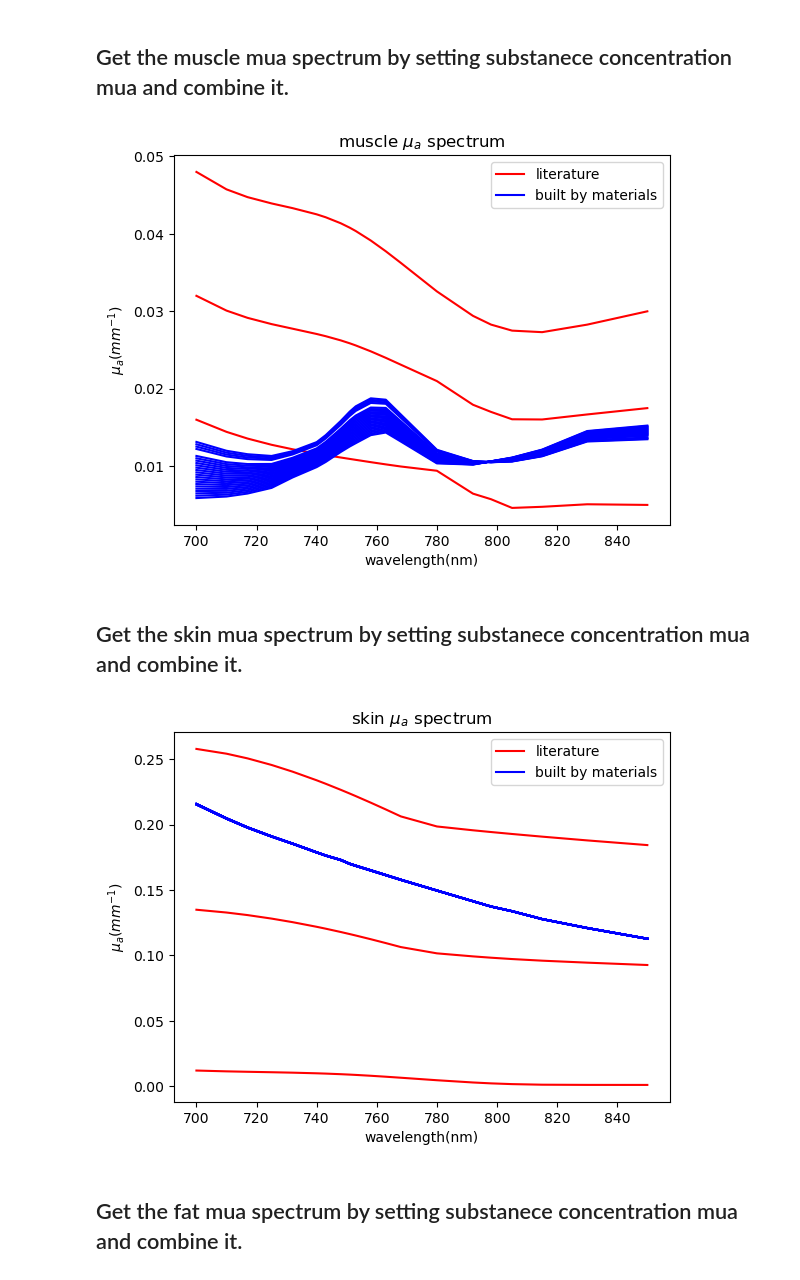
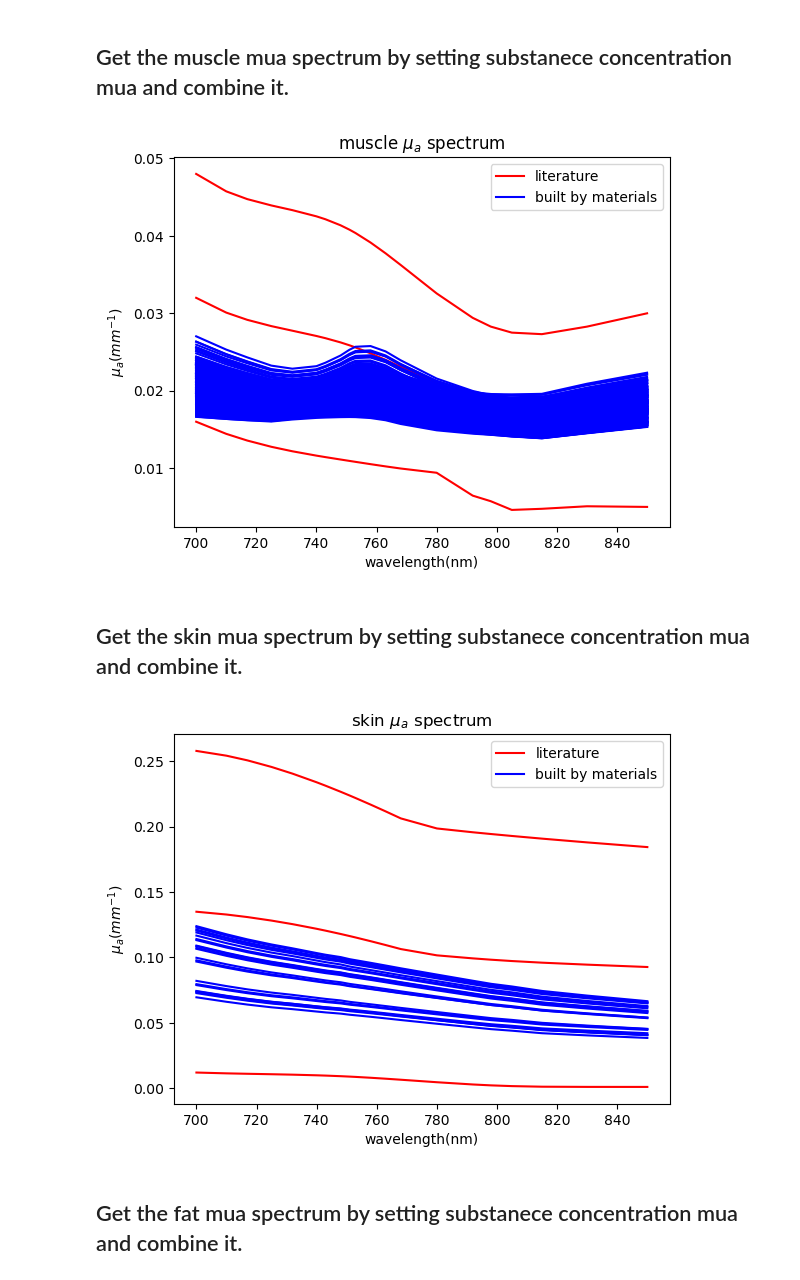
Before and after one commit to YHTsai9688/IJV_tissueChange, a Jupyter notebook: prediction_model/gen_tissue_with_blood_mua_spec.ipynb, the cells around one changed output. Saved outputs shown, nothing was run; the diff lists cells and outputs as text; code cells hidden in the pictures.

```diff
--- a/prediction_model/gen_tissue_with_blood_mua_spec.ipynb
+++ b/prediction_model/gen_tissue_with_blood_mua_spec.ipynb
@@ -10,7 +11,7 @@ import matplotlib.pyplot as plt
 # os.makedirs(os.path.join("OPs_used","skin","pic"), exist_ok=True)
 # os.makedirs(os.path.join("OPs_used","fat","pic"), exist_ok=True)
 
-tissue = "muscle"
+tissue = "fat"
 path = os.path.join("OPs_used", f"{tissue}")
 os.makedirs(os.path.join("OPs_used",f"{tissue}","pic"), exist_ok=True)
 # %%
@@ -20,15 +21,23 @@ with open(os.path.join("OPs_used", "wavelength.json"), 'r') as f:
 # with open(os.path.join("OPs_used", "bloodConc.json"), 'r') as f:
 #     bloodConc = json.load(f)
 #     bloodConc = bloodConc['bloodConc']
-    bloodConc = [150]
+bloodConc = [150]
+
 
 # SO2_used = {'SO2': [i/100 for i in range(90,101,1)]}
 # SO2_used = {'SO2': [0.9, 0.93, 0.94, 0.945, 0.949, 0.95, 0.951, 0.955, 0.96, 0.97, 1]}
 # SO2_used = {'SO2': [0.65, 0.68, 0.69, 0.695, 0.699, 0.7, 0.701, 0.705, 0.71, 0.72, 0.75]}
-SO2_used = {'SO2':[0.35,0.375,0.4,0.425,0.5,0.525,0.55,0.575,0.6,0.625,0.65,0.675,0.7,0.725,0.75,0.775,0.8,0.825,0.85,0.875,0.9,0.925,0.95]}
+SO2_used = {'SO2':[0.35,0.4,0.425,0.5,0.525,0.55,0.575,0.6,0.625,0.65,0.675,0.7,0.725,0.75,0.775,0.8,0.825,0.85,0.875,0.9,0.925,0.95]}
+tissue_SO2_used = {'train_SO2':[0.35,0.4,0.5,0.6,0.7,0.75,0.8,0.85,0.9,0.95],
+            'test_SO2':[0.35,0.4,0.425,0.5,0.55,0.575,0.6,0.65,0.675,0.7,0.725,0.75,0.775,0.8,0.825,0.85,0.875,0.9,0.925,0.95]
+            }
 #SO2_used = {'SO2': list(np.linspace(0.35,0.95,23))}
+
+with open(os.path.join("OPs_used", "tissue_SO2.json"), 'w') as f:
+    json.dump(tissue_SO2_used, f , indent=4)
+
 with open(os.path.join(path, f"{tissue}_SO2.json"), 'w') as f:
-    json.dump(SO2_used, f)
+    json.dump(SO2_used, f, indent=4)
 SO2_used = SO2_used['SO2']
 # %% [markdown]
 ## Plot the result
@@ -77,17 +86,23 @@ water = file['water'].to_numpy()
 col = file['col'].to_numpy()
 mel = file['mel'].to_numpy()
 lipid = file['lipid'].to_numpy()
+base_col = col*2
 # %% [markdown]
 ## Get the muscle mua spectrum by setting substanece concentration mua and combine it.
 # %%
 # cal muscle ua
-blood_ratio = 0.015
+blood_ratio_m_list = [0.005, 0.015]
+
+
 muscle_mua = {}
 muscle_mua_plot = np.empty((len(bloodConc), len(SO2_used), len(used_wl)))
 for b_idx, blc in enumerate(bloodConc):
     muscle_mua_save = np.empty((len(SO2_used), len(used_wl)+1)) # record SO2 + wavelength
     for idx, SO2 in enumerate(SO2_used):
-        muscle_mua[f'{tissue}_mua_bloodConc_{blc}'] = (2.303*blood_ratio*blc*(hbo2*SO2+hb*(1-SO2))/64500 + 0.15*col + 0.8*water + 0.05*lipid)*0.1 # 0.1 cm->mm
+
+        blood_ratio = random.uniform(blood_ratio_m_list[0], blood_ratio_m_list[1])
+
+        muscle_mua[f'{tissue}_mua_bloodConc_{blc}'] = (2.303*blood_ratio*blc*(hbo2*SO2+hb*(1-SO2))/64500 + 0.8*col + 0.7*water + base_col)*0.1 # 0.1 cm->mm
         muscle_mua_plot[b_idx][idx] = muscle_mua[f'{tissue}_mua_bloodConc_{blc}']
         muscle_mua_save[idx] = np.array([SO2]+list(muscle_mua[f'{tissue}_mua_bloodConc_{blc}']))
     columns = ['SO2'] + [f'{wl}_nm' for wl in used_wl]
@@ -112,7 +127,7 @@ plt.xlabel('wavelength(nm)')
 plt.ylabel("$\mu_a$($mm^{-1}$)")
 plt.title(f'{tissue} $\mu_a$ spectrum')
 plt.legend()
-plt.savefig(os.path.join(path,"pic", f'{tissue}_mua_spectrum.png'), dpi=300, format='png', bbox_inches='tight')
+plt.savefig(os.path.join(path,"pic", f'{tissue}_mua_{blood_ratio}_spectrum.png'), dpi=300, format='png', bbox_inches='tight')
 plt.show()
 
 # plt.plot(col)
@@ -123,7 +138,7 @@ plt.show()
 # plt.savefig(os.path.join(path,"pic", 'collagen_mua_spectrum.png'), dpi=300, format='png', bbox_inches='tight')
 # plt.show()
 # %% [output]
-[figure, old version]
+[figure, new version]
 # %%
 # Get muscle_with_blood mua
 muscle_mua_spec = {}
@@ -139,40 +154,51 @@ with open(os.path.join(path, f'{tissue}_mua_spectrum.json'), 'w') as f:
 ## Get the skin mua spectrum by setting substanece concentration mua and combine it.
 # %%
 # cal skin ua
-blood_ratio = 0.001
+blood_ratio_skin_list = [0.001, 0.005]
+f_water_bound_list = [0.66, 0.78] # [ min, max]
+f_mel_bound_list = [0.003, 0.006] # [min, max]
+f_col_bound_list = [0.1, 0.2] # [min, max]
+
 skin_mua = {}
 skin_mua_plot = np.empty((len(bloodConc), len(SO2_used), len(used_wl)))
 for b_idx, blc in enumerate(bloodConc):
     skin_mua_save = np.empty((len(SO2_used), len(used_wl)+1)) # record SO2 + wavelength
     for idx, SO2 in enumerate(SO2_used):
-        skin_mua[f'{tissue}_mua_bloodConc_{blc}'] = (2.303*blood_ratio*blc*((hbo2*SO2+hb*(1-SO2))/64500) + 0.15*col + 0.7*water + 0.01*mel)*0.1
+
+        f_water = random.uniform(f_water_bound_list[0], f_water_bound_list[1])
+        f_mel = random.uniform(f_mel_bound_list[0], f_mel_bound_list[1])
+        f_col = random.uniform(f_col_bound_list[0], f_col_bound_list[1])
+        blood_ratio = random.uniform(blood_ratio_skin_list[0], blood_ratio_skin_list[1])
+
+        skin_mua[f'{tissue}_mua_bloodConc_{blc}'] = (2.303* blood_ratio* blc* ((hbo2*SO2+hb*(1-SO2))/64500) +
+                                                     f_col* col + f_water* water + f_mel* mel)*0.1
         skin_mua_plot[b_idx][idx] = skin_mua[f'{tissue}_mua_bloodConc_{blc}']
         skin_mua_save[idx] = np.array([SO2]+list(skin_mua[f'{tissue}_mua_bloodConc_{blc}']))
     columns = ['SO2'] + [f'{wl}_nm' for wl in used_wl]
     skin_mua_save = pd.DataFrame(skin_mua_save, columns=columns)
 
     skin_mua_save.to_csv(os.path.join( path, f"{tissue}_mua_bloodConc_{blc}.csv"), index=False)
 
 spec_numpy = pd.DataFrame(skin_mua_spec_literature).to_numpy()
 for i in range(spec_numpy.shape[0]):
     if i == 0:
         plt.plot(used_wl,spec_numpy[i], 'r', label='literature')
     else:
         plt.plot(used_wl,spec_numpy[i], 'r')
 for b_idx in range(len(bloodConc)):
     for s_idx in range(len(SO2_used)):
         if b_idx==0 and s_idx == 0:
             plt.plot(wl, skin_mua_plot[b_idx][s_idx], 'b', label=f'built by materials')
         else:
             plt.plot(wl, skin_mua_plot[b_idx][s_idx], 'b')
 plt.xlabel('wavelength(nm)')
 plt.ylabel("$\mu_a$($mm^{-1}$)")
 plt.title(f'{tissue} $\mu_a$ spectrum')
 plt.legend()
 plt.savefig(os.path.join(path,"pic", f'{tissue}_mua_spectrum.png'), dpi=300, format='png', bbox_inches='tight')
 plt.show()
 # %% [output]
-[figure, old version]
+[figure, new version]
 # %%
 # Get skin_with_blood mua
 skin_mua_spec = {}
```
Also changed, not shown: parts of 4 cells of this notebook, 42 other files.
